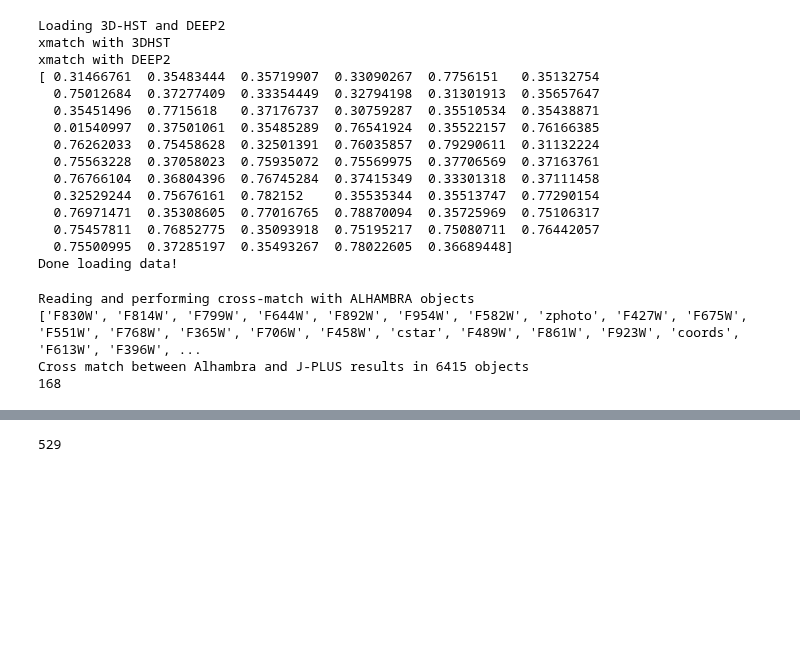
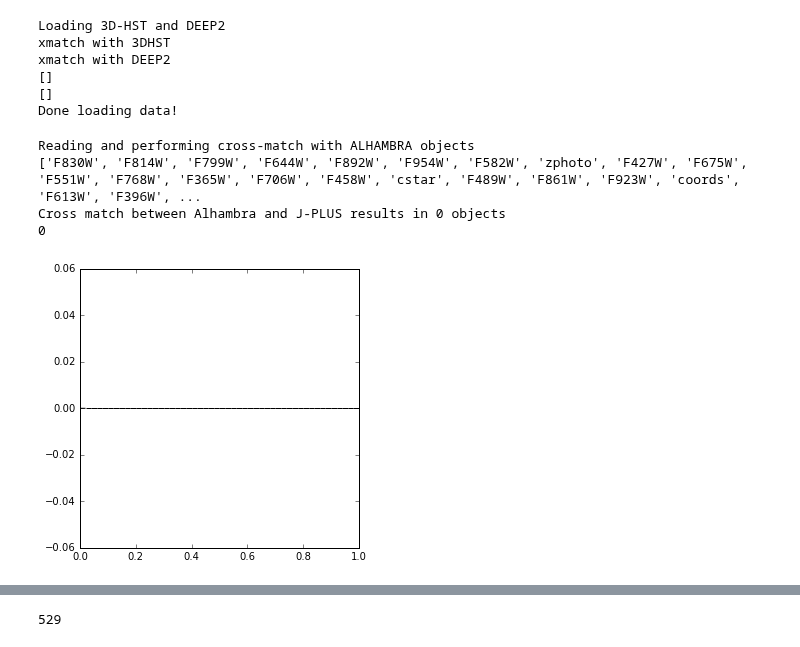
Before and after one commit to aaorsi/ELG_analysis, a Jupyter notebook: learn_ELGz.ipynb, the cells around one changed output, grey strips where cells are left out. Saved outputs shown, nothing was run; the diff lists cells and outputs as text; code cells hidden in the pictures; blank space fills up the shorter version.

```diff
--- a/learn_ELGz.ipynb
+++ b/learn_ELGz.ipynb
@@ -67,13 +199,13 @@ deep2 = fits.open(deep2_data)[1].data
 
 # XMatch with 3DHST
 print 'xmatch with 3DHST'
-d,ind = jplus.tools.crossmatch_angular(gal_jplus['coords'],hstdata['coords'],max_distance=3e-3)
+d,ind = jplus.tools.crossmatch_angular(elg_cand['coords'],hstdata['coords'],max_distance=3e-3)
 m = ((d != np.inf))
 
-jhst0 = jplus.tools.select_object(gal_jplus, m)
+jhst0 = jplus.tools.select_object(elg_cand, m)
 jhst0['z_spec'] = hstdata['z'][ind[m]]
 
-elg_hst =  ((jhst0['dm'] > dm_min) &
+elg_hst =  (
             (((jhst0['z_spec'] > z_ha[0])   & (jhst0['z_spec'] < z_ha[1]))   |
            ((jhst0['z_spec'] > z_hb[0])   & (jhst0['z_spec'] < z_hb[1]))   |
            ((jhst0['z_spec'] > z_oiii[0]) & (jhst0['z_spec'] < z_oiii[1])) |
@@ -95,67 +227,60 @@ d2mask = ((deep2['ZQUALITY'] > 2) &  # Select only Deep2 objects with good quali
 
 ndeep2 = len(deep2['RA'][d2mask])
 dcoords = np.asarray([[deep2['RA'][d2mask][i], deep2['DEC'][d2mask][i]] for i in range(ndeep2)])
-d,ind = jplus.tools.crossmatch_angular(gal_jplus['coords'],dcoords,max_distance=3e-3)
+d,ind = jplus.tools.crossmatch_angular(elg_cand['coords'],dcoords,max_distance=3e-3)
 m = ((d != np.inf))
 
-jdeep2 = jplus.tools.select_object(gal_jplus, m & (gal_jplus['dm'] > dm_min))
-jdeep2['z_spec'] = deep2['Z'][d2mask][ind[m & (gal_jplus['dm'] > dm_min)]]
+jdeep2 = jplus.tools.select_object(elg_cand, m )
+jdeep2['z_spec'] = deep2['Z'][d2mask][ind[m]]
 ndeep2 = len(jdeep2['z_spec'])
 #jdeep2['idd'] = np.arange(ndeep2)
 print jdeep2['z_spec']
+print jhst['z_spec']
 print 'Done loading data!'
 # %% [output]
 Loading 3D-HST and DEEP2
 xmatch with 3DHST
 xmatch with DEEP2
-[ 0.31466761  0.35483444  0.35719907  0.33090267  0.7756151   0.35132754
-  0.75012684  0.37277409  0.33354449  0.32794198  0.31301913  0.35657647
-  0.35451496  0.7715618   0.37176737  0.30759287  0.35510534  0.35438871
-  0.01540997  0.37501061  0.35485289  0.76541924  0.35522157  0.76166385
-  0.76262033  0.75458628  0.32501391  0.76035857  0.79290611  0.31132224
-  0.75563228  0.37058023  0.75935072  0.75569975  0.37706569  0.37163761
-  0.76766104  0.36804396  0.76745284  0.37415349  0.33301318  0.37111458
-  0.32529244  0.75676161  0.782152    0.35535344  0.35513747  0.77290154
-  0.76971471  0.35308605  0.77016765  0.78870094  0.35725969  0.75106317
-  0.75457811  0.76852775  0.35093918  0.75195217  0.75080711  0.76442057
-  0.75500995  0.37285197  0.35493267  0.78022605  0.36689448]
+[]
+[]
 Done loading data!
 # %%
 print 'Reading and performing cross-match with ALHAMBRA objects'
 import deepdish as dd
 AlhambraFile = '/home/CEFCA/aaorsi/work/alhambra/Alhambra.hdf5'
 
 alh = dd.io.load(AlhambraFile)
 print alh.keys()
 
 
-alh_d,alh_ind = jplus.tools.crossmatch_angular(gal_jplus['coords'],alh['coords'],max_distance=3e-4)
+alh_d,alh_ind = jplus.tools.crossmatch_angular(elg_cand['coords'],alh['coords'],max_distance=3e-4)
 alh_m = ((alh_d != np.inf))
 
-j_alh = jplus.tools.select_object(gal_jplus, alh_m)
+j_alh = jplus.tools.select_object(elg_cand, alh_m)
 print 'Cross match between Alhambra and J-PLUS results in %ld objects' % len(j_alh['tile_id'])
 j_alh['z_spec'] = alh['zphoto'][alh_ind[alh_m]]
 
 plt.rcParams['figure.figsize'] = 5, 5
 
-mask_elgs =  ((j_alh['dm'] > dm_min) &
+mask_elgs =  (
             (((j_alh['z_spec'] > z_ha[0])   & (j_alh['z_spec'] < z_ha[1]))   |
            ((j_alh['z_spec'] > z_hb[0])   & (j_alh['z_spec'] < z_hb[1]))   |
            ((j_alh['z_spec'] > z_oiii[0]) & (j_alh['z_spec'] < z_oiii[1])) |
            ((j_alh['z_spec'] > z_oii[0])  & (j_alh['z_spec'] < z_oii[1]))))
 
 
 plt.hist(j_alh['z_spec'][mask_elgs], bins=50)
 nalh = len(j_alh['z_spec'][mask_elgs])
 
 j_alhambra = jplus.tools.select_object(j_alh, mask_elgs)
 
 print nalh
 # %% [output]
 Reading and performing cross-match with ALHAMBRA objects
 ['F830W', 'F814W', 'F799W', 'F644W', 'F892W', 'F954W', 'F582W', 'zphoto', 'F427W', 'F675W', 'F551W', 'F768W', 'F365W', 'F706W', 'F458W', 'cstar', 'F489W', 'F861W', 'F923W', 'coords', 'F613W', 'F396W', ...
-Cross match between Alhambra and J-PLUS results in 6415 objects
-168
+Cross match between Alhambra and J-PLUS results in 0 objects
+0
+[figure, added]
 # %%
 # Loading SDSS data
 
```
Also changed, not shown: parts of 16 cells of this notebook, 2 other files.
